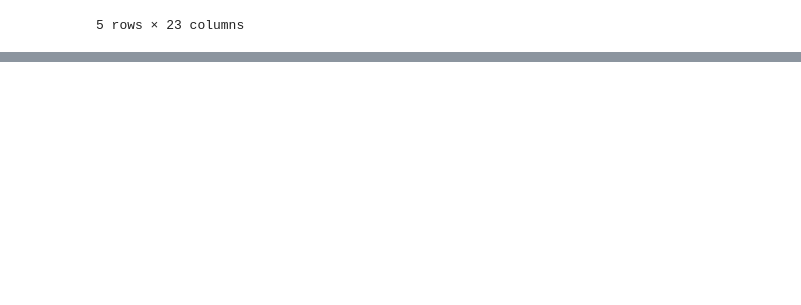
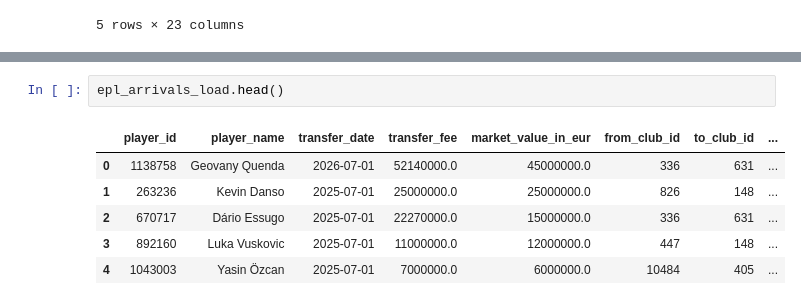
Before and after one commit to avik2007/SoccerTransferPerformance, a Jupyter notebook: TPP_JupyterNoteboks/1_AM_first_EDA_for_TransferPerformance.ipynb, the cells around one changed output, grey strips where cells are left out. Drawn from its saved outputs; the diff is of its cells as text; blank space fills up the shorter version.

```diff
--- a/TPP_JupyterNoteboks/1_AM_first_EDA_for_TransferPerformance.ipynb
+++ b/TPP_JupyterNoteboks/1_AM_first_EDA_for_TransferPerformance.ipynb
@@ -186,0 +202,9 @@ appearances.head()
+# %%
+epl_arrivals_load.head()
+# %% [output]
+|  | player_id | player_name | transfer_date | transfer_fee | market_value_in_eur | from_club_id | to_club_id | ... |
+| 0 | 1138758 | Geovany Quenda | 2026-07-01 | 52140000.0 | 45000000.0 | 336 | 631 | ... |
+| 1 | 263236 | Kevin Danso | 2025-07-01 | 25000000.0 | 25000000.0 | 826 | 148 | ... |
+| 2 | 670717 | Dário Essugo | 2025-07-01 | 22270000.0 | 15000000.0 | 336 | 631 | ... |
+| 3 | 892160 | Luka Vuskovic | 2025-07-01 | 11000000.0 | 12000000.0 | 447 | 148 | ... |
+| 4 | 1043003 | Yasin Özcan | 2025-07-01 | 7000000.0 | 6000000.0 | 10484 | 405 | ... |
```
Also changed, not shown: parts of 8 cells of this notebook, 3 other files.
